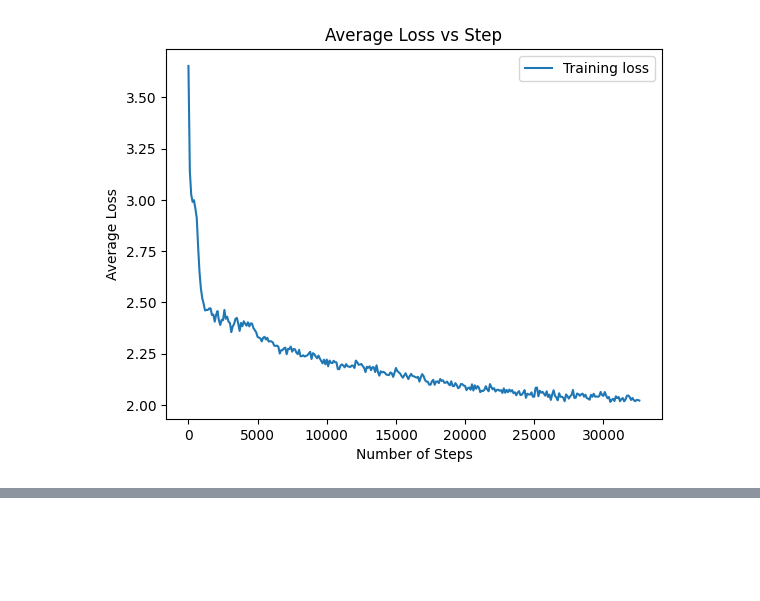
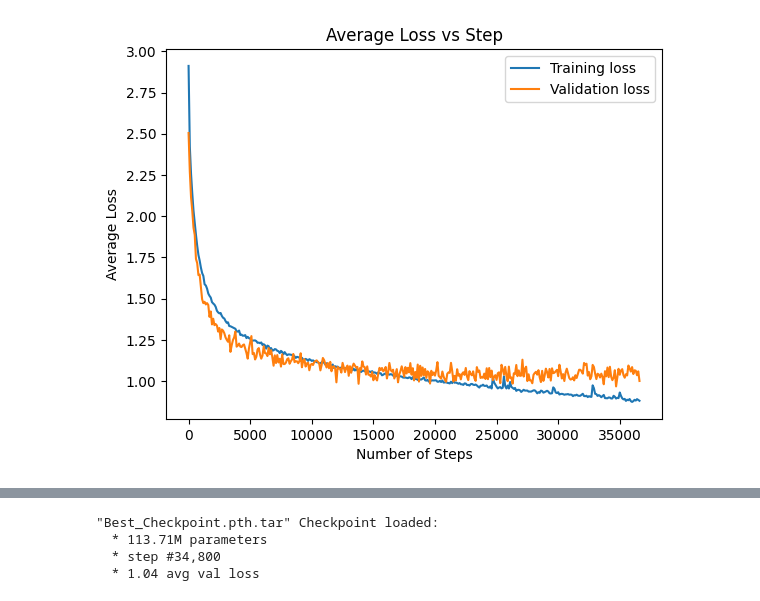
Before and after one commit to Master-Pr0grammer/LLM-From-Scratch, a Jupyter notebook: Transformer.ipynb, the cells around one changed output, grey strips where cells are left out. Saved outputs shown, nothing was run; the diff lists cells and outputs as text; code cells hidden in the pictures; blank space fills up the shorter version.

```diff
--- a/Transformer.ipynb
+++ b/Transformer.ipynb
@@ -97,0 +100,6 @@ step=0
+# %%
+# Training Parameters
+batch_size = 20
+train_time = 60000 # minutes
+
+flatten_const = 100 # num steps before recording val loss and recording training data
@@ -98,2 +114,2 @@ step=0
 # %%
-#model = torch.compile(model, backend="eager", mode="reduce-overhead")
+model = torch.compile(model, backend="eager", mode="reduce-overhead")
@@ -113,9 +120,8 @@ print(data.train_text.count('</ep'))
-# %%
-batch_size = 8
 # %%
 # Train Model
 model.train()
 start=time.time()
+cost_it = []
 
 while(time.time()-start<60*train_time):
     step+=1
@@ -191,15 +194,22 @@ Step [2000], Loss: 2.2588, Val Loss: 2.2377
 KeyboardInterrupt:
 # %%
-# Plot training data
-plt.plot(torch.arange(0, len(cost_data))*flatten_const, cost_data, label='Training loss')
-#plt.plot(torch.arange(800, len(cost_data))*flatten_const, cost_data[800:], label='Training loss')
-#plt.plot((torch.arange(0, len(val_data))+len(cost_data)-len(val_data))*flatten_const, val_data, label='Validation loss')
+cost_plt = cost_data[0:]
+val_plt = val_data[0:]
+
+
+# Plot the data and the fit
+plt.plot(torch.arange(0, len(cost_data)) * flatten_const, cost_data, label='Training loss')
+plt.plot(torch.arange(0, len(val_data)) * flatten_const, val_data, label='Validation loss')
+
+# Add labels and legend
 plt.xlabel('Number of Steps')
 plt.ylabel('Average Loss')
 plt.title('Average Loss vs Step')
 plt.legend()
 plt.show()
 
-print(min(val_data))
+# Print the minimum validation loss
+print('Best val loss:', min(val_data))
+print('Best at step:', (torch.argmin(torch.tensor(val_data))*flatten_const).item())
 # %% [output]
-[figure, old version]
+[figure, new version]
@@ -207,3 +218,16 @@ print(min(val_data))
+# %%
+# load saved checkpoint
+checkpoint_file = 'Best_Checkpoint.pth.tar'
+model:MOE_Transformer = MOE_Transformer.create_from_checkpoint(checkpoint_file, device=device).to(device)
+cost_data = model.training_state['cost_data']
+val_data = model.training_state['val_data']
+step = len(cost_data)*flatten_const
+print(f'"{checkpoint_file}" Checkpoint loaded: \n  * {model.get_parameter_count():.2f}M parameters\n  * step #{step:,}\n  * {sum(val_data[-10:-1])/len(val_data[-10:-1]):.2f} avg val loss')
+# %% [output]
+"Best_Checkpoint.pth.tar" Checkpoint loaded:
+  * 113.71M parameters
+  * step #34,800
+  * 1.04 avg val loss
 # %%
 # Run full test set
 model.eval()
```
Also changed, not shown: parts of 11 cells of this notebook, 3 other files.
